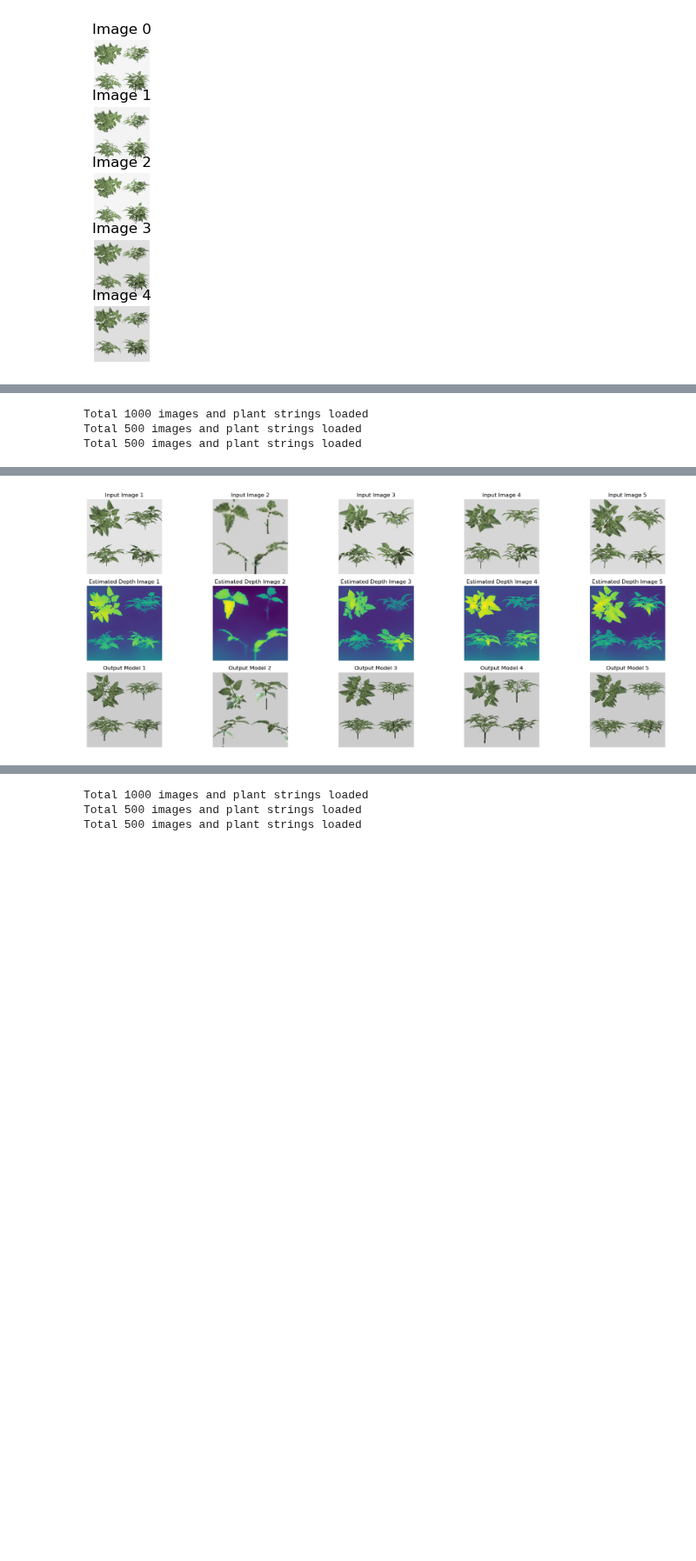
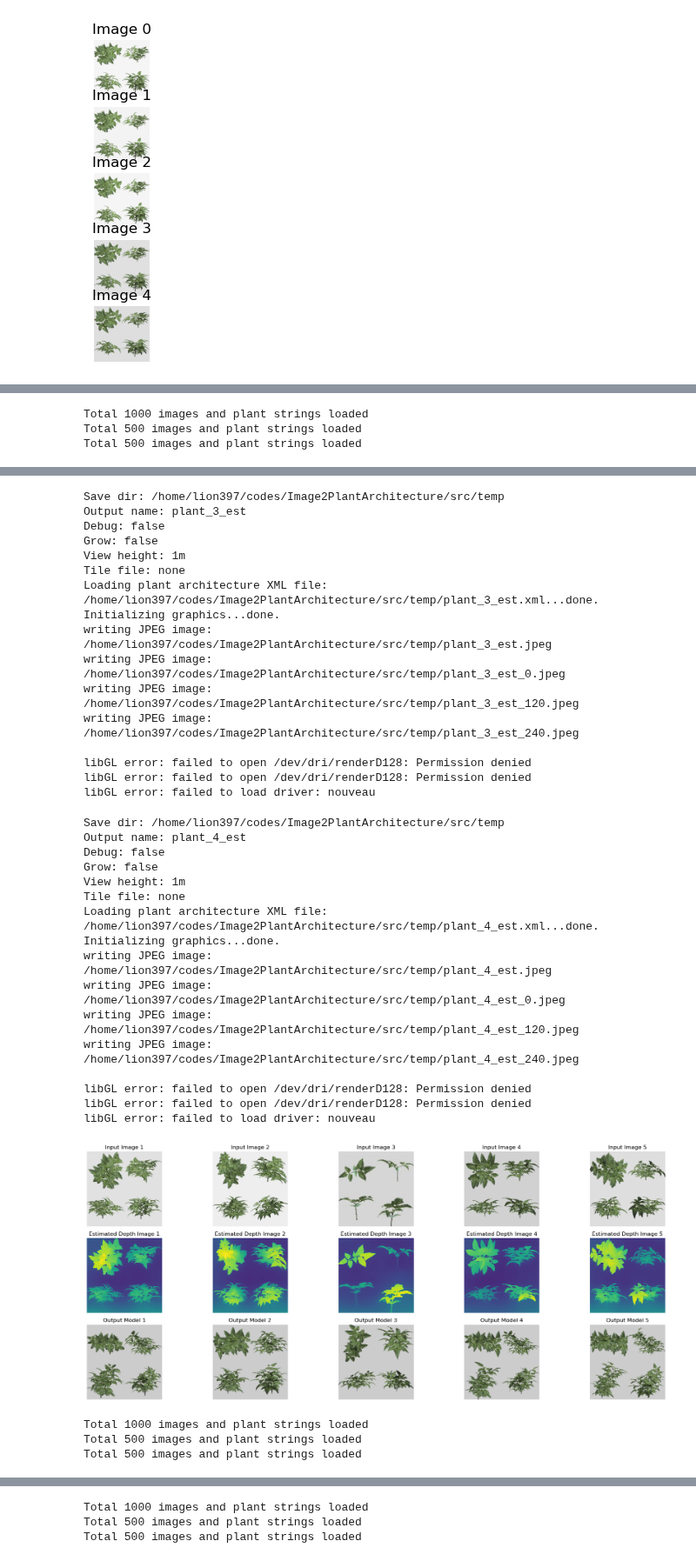
Before and after one commit to GEMINI-Breeding/Image2PlantArchitecture, a Jupyter notebook: src/evaluate_sideview.ipynb, the cells around one changed output, grey strips where cells are left out. Shown at 87% size. Drawn from its saved outputs; the diff is of its cells as text; code cells hidden in the pictures; blank space fills up the shorter version.

Commit message:
Tested Quantized Params

```diff
--- a/src/evaluate_sideview.ipynb
+++ b/src/evaluate_sideview.ipynb
@@ -72,7 +72,7 @@ for i in range(n):
 # %%
 from models.plightning import MainModule
 # model = MainModule()
-model = MainModule.load_from_checkpoint("../log/20250110_SideView_224_MinMaxScaler/version_4/checkpoints/best_epoch=66.ckpt")
+model = MainModule.load_from_checkpoint("../log/20250114_SideView_224_QuantizedParams/version_0/checkpoints/last.ckpt")
 
 model.eval()
 # model.freeze()
@@ -114,6 +114,8 @@ from models.plightning import MainDataModule
 import joblib
 
 param_scaler = joblib.load("scaler.pkl")
+
+sideview = False
 if 0:
     transform = transforms.Compose([
         # transforms.ToTensor(),
@@ -131,7 +133,7 @@ else:
     datamodule = MainDataModule(dataset_dir,
                                 image_size=model.image_size,
                                 load_depth=False,
-                                train_batch_size=1, num_workers=0, process_leaf=True, preload=False, side_view=True)
+                                train_batch_size=1, num_workers=0, process_leaf=True, preload=False, side_view=sideview)
     # growth_stages = [f"{day:02d}" for day in range(0,2)]
     # datamodule.setup(growth_stages=growth_stages)
     datamodule.setup()
@@ -187,9 +189,13 @@ for idx, (image, plant_info, out, lengths) in enumerate(dataloader):
     out = torch.tensor(out).to(device)
     ground_truth = out.squeeze(0).cpu().numpy()
 
+    # Unscale it
+    scaler = dataloader.dataset.scaler
+    ground_truth[:,1:] = scaler.inverse_transform(ground_truth[:,1:])
+
     plant_vec = token2vec(ground_truth)
     plant_xml = vec2xml(plant_vec, debug=True)
-    plant_xml_file_name = f"temp/plant_{idx}_gt.xml"
+    plant_xml_file_name = f"temp/plant_{idx}_quantized.xml"
     plant_xml_str = pretty_print_xml(plant_xml)
     with open(plant_xml_file_name, "w") as f:
         f.write(plant_xml_str)
@@ -215,10 +221,10 @@ for idx, (image, plant_info, out, lengths) in enumerate(dataloader):
         result = model.generate(image, plant_info)
         result = result.cpu().numpy()
 
-
+    result[:,1:] = scaler.inverse_transform(result[:,1:])
     plant_vec = token2vec(result)
     plant_xml = vec2xml(plant_vec, debug=True)
-    plant_xml_file_name = f"temp/plant_{idx}.xml"
+    plant_xml_file_name = f"temp/plant_{idx}_est.xml"
     plant_xml_str = pretty_print_xml(plant_xml)
     with open(plant_xml_file_name, "w") as f:
         f.write(plant_xml_str)
@@ -230,7 +236,10 @@ for idx, (image, plant_info, out, lengths) in enumerate(dataloader):
 
     re_render_xml(os.path.abspath(temp_folder), os.path.abspath(plant_xml_file_name))
 
+
     img, _ = load_sideview_images(temp_folder, plant_xml_file_name.replace("xml","jpeg"), model.image_size, True)
+
+
 
 
     image_vis = image[0].permute(1, 2, 0).cpu()
@@ -280 +320,36 @@ libGL error: failed to load driver: nouveau
+Save dir: /home/lion397/codes/Image2PlantArchitecture/src/temp
+Output name: plant_3_est
+Debug: false
+Grow: false
+View height: 1m
+Tile file: none
+Loading plant architecture XML file: /home/lion397/codes/Image2PlantArchitecture/src/temp/plant_3_est.xml...done.
+Initializing graphics...done.
+writing JPEG image: /home/lion397/codes/Image2PlantArchitecture/src/temp/plant_3_est.jpeg
+writing JPEG image: /home/lion397/codes/Image2PlantArchitecture/src/temp/plant_3_est_0.jpeg
+writing JPEG image: /home/lion397/codes/Image2PlantArchitecture/src/temp/plant_3_est_120.jpeg
+writing JPEG image: /home/lion397/codes/Image2PlantArchitecture/src/temp/plant_3_est_240.jpeg
+
+libGL error: failed to open /dev/dri/renderD128: Permission denied
+libGL error: failed to open /dev/dri/renderD128: Permission denied
+libGL error: failed to load driver: nouveau
+Save dir: /home/lion397/codes/Image2PlantArchitecture/src/temp
+Output name: plant_4_est
+Debug: false
+Grow: false
+View height: 1m
+Tile file: none
+Loading plant architecture XML file: /home/lion397/codes/Image2PlantArchitecture/src/temp/plant_4_est.xml...done.
+Initializing graphics...done.
+writing JPEG image: /home/lion397/codes/Image2PlantArchitecture/src/temp/plant_4_est.jpeg
+writing JPEG image: /home/lion397/codes/Image2PlantArchitecture/src/temp/plant_4_est_0.jpeg
+writing JPEG image: /home/lion397/codes/Image2PlantArchitecture/src/temp/plant_4_est_120.jpeg
+writing JPEG image: /home/lion397/codes/Image2PlantArchitecture/src/temp/plant_4_est_240.jpeg
+
+libGL error: failed to open /dev/dri/renderD128: Permission denied
+libGL error: failed to open /dev/dri/renderD128: Permission denied
+libGL error: failed to load driver: nouveau
-[figure, old version]
+[figure, new version]
+Total 1000 images and plant strings loaded
+Total 500 images and plant strings loaded
+Total 500 images and plant strings loaded
```
Also changed, not shown: parts of 2 cells of this notebook, 7 other files.
